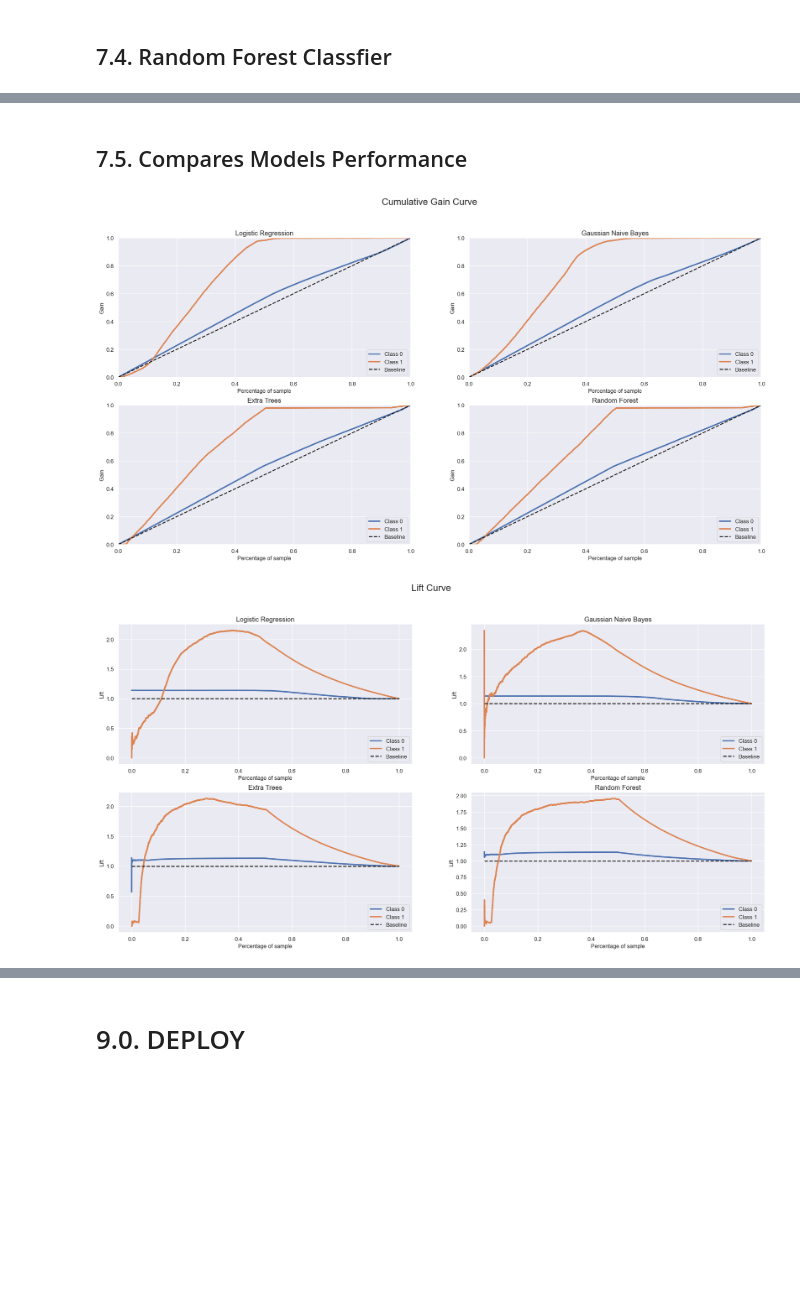
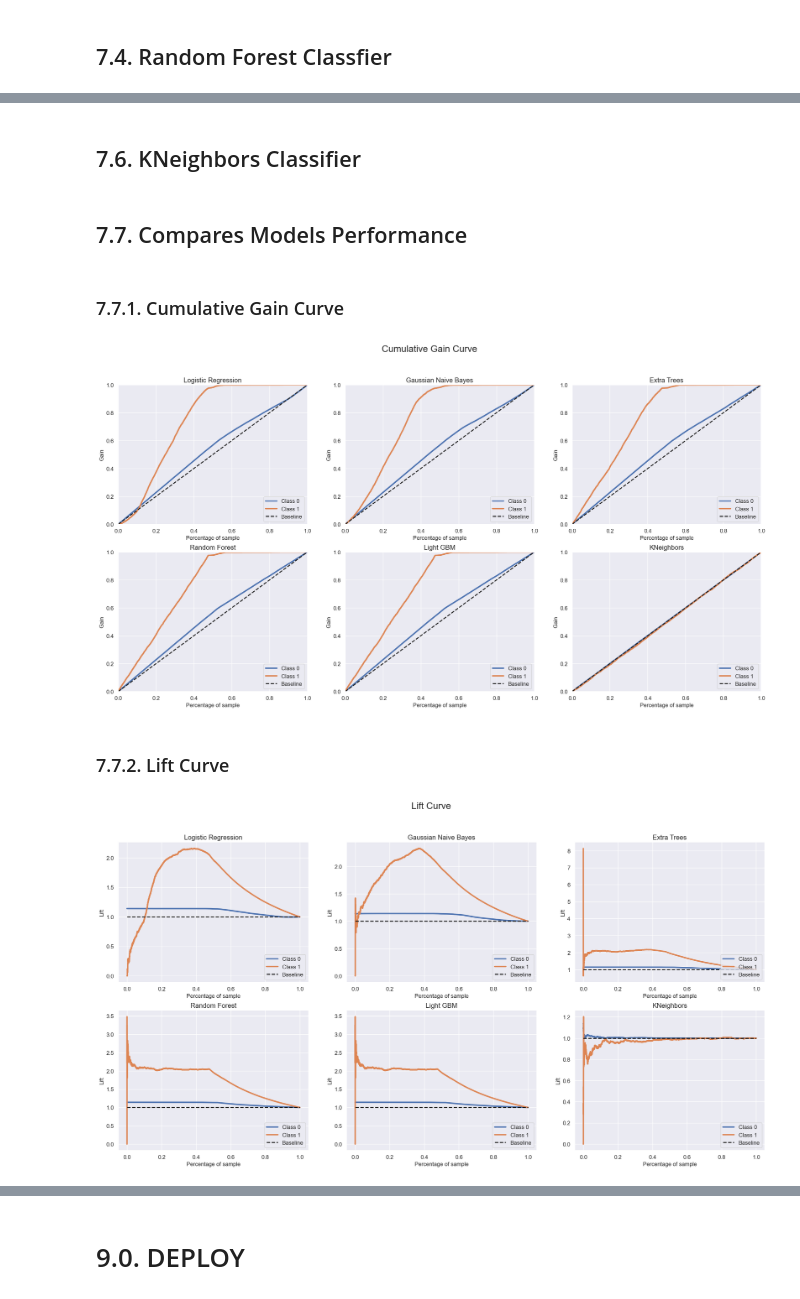
Before and after one commit to igormenesess/health_insurance_cross_sell, a Jupyter notebook: health_insurance_cross_sell.ipynb, the cells around one changed output, grey strips where cells are left out. Saved outputs shown, nothing was run; the diff lists cells and outputs as text; code cells hidden in the pictures; blank space fills up the shorter version.

```diff
--- a/health_insurance_cross_sell.ipynb
+++ b/health_insurance_cross_sell.ipynb
@@ -519,9 +610,10 @@ ax.bar_label(ax.containers[0], fmt='%.2f');
 X = df4.drop('response', axis=1)
 y = df4['response'].copy()
 
-x_train, x_val, y_train, y_val = ms.train_test_split(X, y, test_size=0.2)
+x_train, x_val, y_train, y_val = ms.train_test_split(X, y, test_size=0.1)
 
 df5 = pd.concat([x_train, y_train], axis=1)
+df_val = pd.concat([x_val, y_val], axis=1)
 # %% [markdown]
 ## 5.2. Standardization
 # %%
@@ -742,7 +820,7 @@ yhat_et = et_model.predict_proba(x_val_n)
 ## 7.4. Random Forest Classfier
 # %%
 # model definition
-rf_model = en.RandomForestClassifier(n_estimators=2000)
+rf_model = en.RandomForestClassifier(n_estimators=1500, max_depth=5)
 
 # model fit
 rf_model.fit(x_train_n, y_train)
@@ -752,34 +832,70 @@ yhat_rf = rf_model.predict_proba(x_val_n)
+# %%
+# model definition
+lgb_model = LGBMClassifier()
+
+# model fit
+lgb_model.fit(x_train_n, y_train)
+
+# model predict
+yhat_lgb = lgb_model.predict_proba(x_val_n)
+# %% [markdown]
+## 7.6. KNeighbors Classifier
+# %%
+# model definition
+knn_model = KNeighborsClassifier()
+
+# model fit
+knn_model.fit(x_train_n, y_train)
+
+# model predict
+yhat_knn = knn_model.predict_proba(x_val_n)
 # %% [markdown]
-## 7.5. Compares Models Performance
+## 7.7. Compares Models Performance
+# %% [markdown]
+### 7.7.1. Cumulative Gain Curve
 # %%
-ax = plt.subplot(2,2,1)
+ax = plt.subplot(2,3,1)
 skplt.metrics.plot_cumulative_gain(y_val, yhat_lr, ax=ax, title='Logistic Regression')
 
-ax = plt.subplot(2,2,2)
+ax = plt.subplot(2,3,2)
 skplt.metrics.plot_cumulative_gain(y_val, yhat_gnb, ax=ax, title='Gaussian Naive Bayes')
 
-ax = plt.subplot(2,2,3)
+ax = plt.subplot(2,3,3)
 skplt.metrics.plot_cumulative_gain(y_val, yhat_et, ax=ax, title='Extra Trees')
 
-ax = plt.subplot(2,2,4)
+ax = plt.subplot(2,3,4)
 skplt.metrics.plot_cumulative_gain(y_val, yhat_rf, ax=ax, title='Random Forest')
 
+ax = plt.subplot(2,3,5)
+skplt.metrics.plot_cumulative_gain(y_val, yhat_lgb, ax=ax, title='Light GBM')
+
+ax = plt.subplot(2,3,6)
+skplt.metrics.plot_cumulative_gain(y_val, yhat_knn, ax=ax, title='KNeighbors')
+
 plt.suptitle("Cumulative Gain Curve", fontsize=20);
 # %% [output]
-[figure, old version]
+[figure, new version]
+# %% [markdown]
+### 7.7.2. Lift Curve
 # %%
-ax = plt.subplot(2,2,1)
+ax = plt.subplot(2,3,1)
 skplt.metrics.plot_lift_curve(y_val, yhat_lr, ax=ax, title='Logistic Regression')
 
-ax = plt.subplot(2,2,2)
+ax = plt.subplot(2,3,2)
 skplt.metrics.plot_lift_curve(y_val, yhat_gnb, ax=ax, title='Gaussian Naive Bayes')
 
-ax = plt.subplot(2,2,3)
+ax = plt.subplot(2,3,3)
 skplt.metrics.plot_lift_curve(y_val, yhat_et, ax=ax, title='Extra Trees')
 
-ax = plt.subplot(2,2,4)
+ax = plt.subplot(2,3,4)
 skplt.metrics.plot_lift_curve(y_val, yhat_rf, ax=ax, title='Random Forest')
 
+ax = plt.subplot(2,3,5)
+skplt.metrics.plot_lift_curve(y_val, yhat_lgb, ax=ax, title='Light GBM')
+
+ax = plt.subplot(2,3,6)
+skplt.metrics.plot_lift_curve(y_val, yhat_knn, ax=ax, title='KNeighbors')
+
 plt.suptitle("Lift Curve", fontsize=20);
 # %% [output]
-[figure, old version]
+[figure, new version]
```
Also changed, not shown: parts of 104 cells of this notebook, 8 other files.
